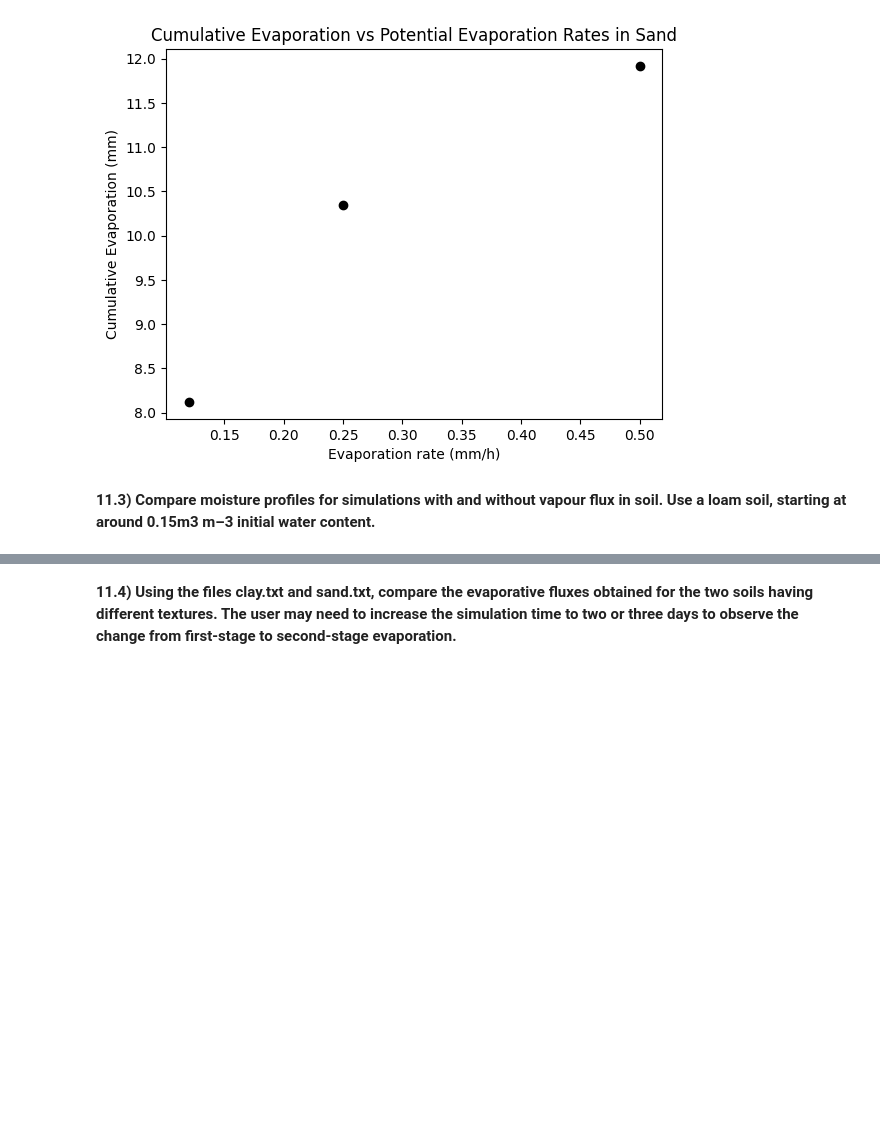
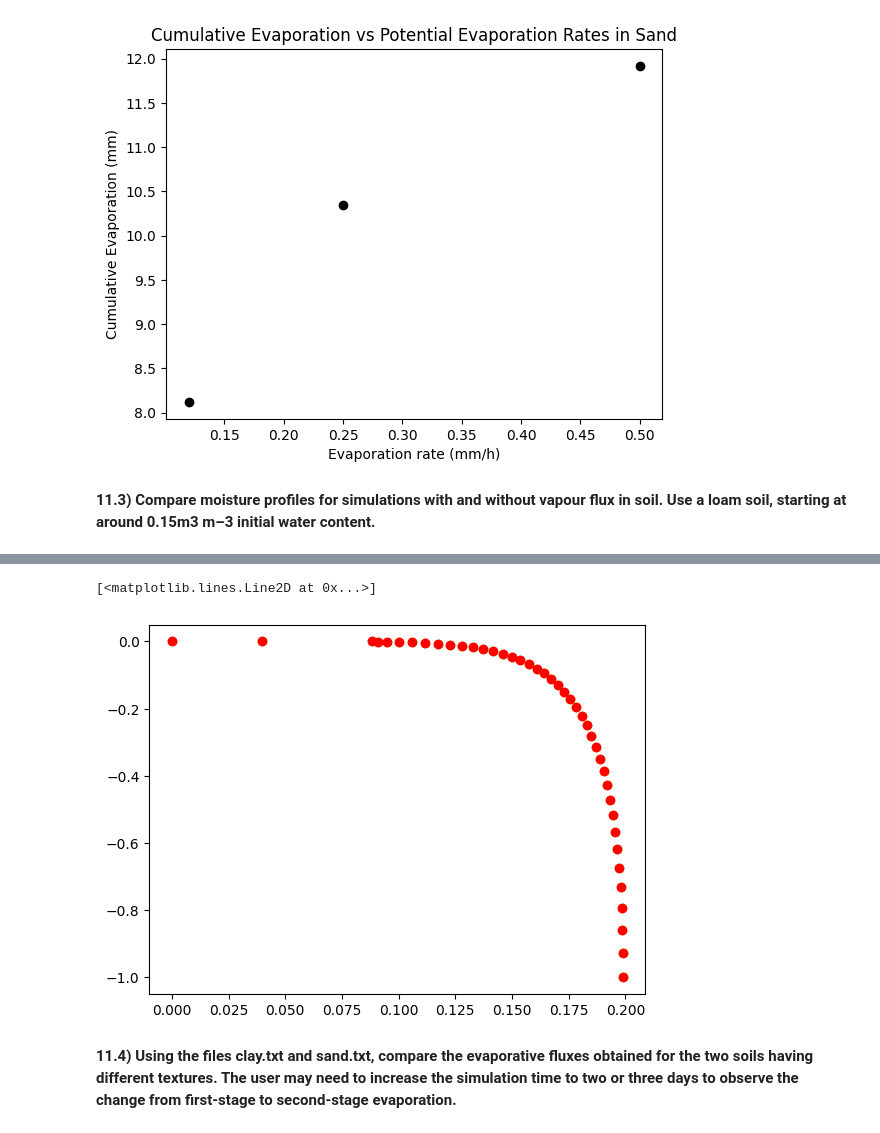
Before and after one commit to soil-physics-okstate/soil-physics-theory, a Jupyter notebook: content/chapter-11/teo_ch11_hw.ipynb, the cells around one changed output, grey strips where cells are left out. Cells and saved outputs as stored; diff of their text form; code cells hidden in the pictures; blank space fills up the shorter version.

```diff
--- a/content/chapter-11/teo_ch11_hw.ipynb
+++ b/content/chapter-11/teo_ch11_hw.ipynb
@@ -90,0 +114,6 @@ Use a loam soil, starting at around 0.15m3 m–3 initial water content.**
+# %%
+plt.plot(theta, -z, 'yo')
+plt.plot(theta_no_vapor, -z, 'ro')
+# %% [output]
+[<matplotlib.lines.Line2D at 0x...>]
+[figure, added]
```
Also changed, not shown: parts of 6 cells of this notebook, 3 other files.
